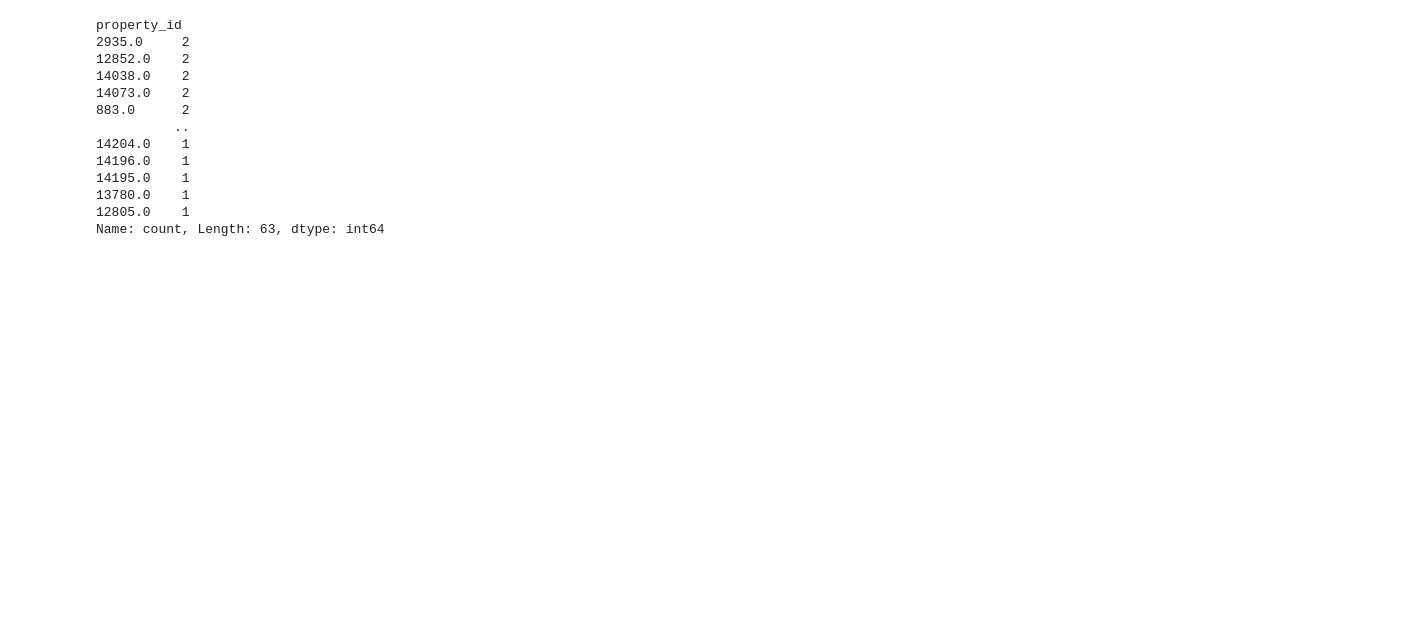
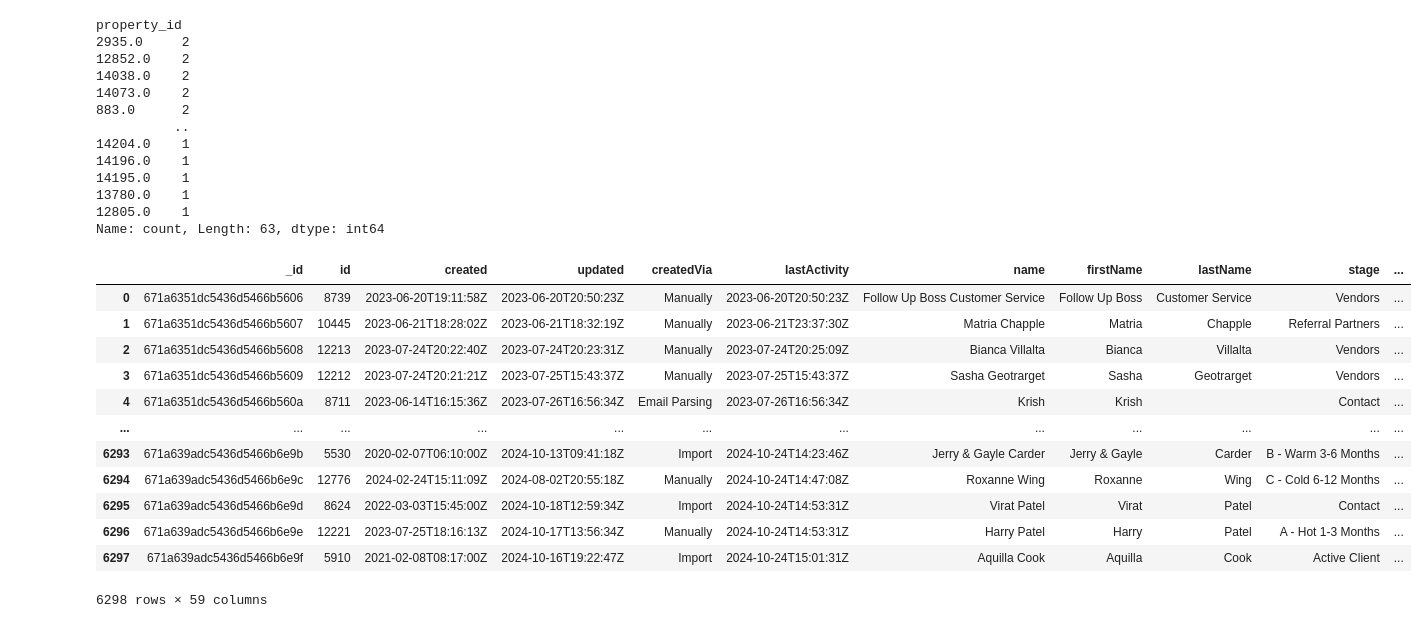
Before and after one commit to lemuel-cljteam/christina-team, a Jupyter notebook: followupboss/testings.ipynb, the cells around one changed output. Saved outputs shown, nothing was run; the diff lists cells and outputs as text; code cells hidden in the pictures; blank space fills up the shorter version.

```diff
--- a/followupboss/testings.ipynb
+++ b/followupboss/testings.ipynb
@@ -2886,3 +2886,28 @@ property_id
 13780.0    1
 12805.0    1
 Name: count, Length: 63, dtype: int64
+# %%
+from pymongo import MongoClient
+import pandas as pd
+
+client = MongoClient()
+db = client['Christina']
+collection = db['followupboss_people']
+
+list_of_events = collection.find({})
+df = pd.json_normalize(list_of_events, sep='_')
+df
+# %% [output]
+|  | _id | id | created | updated | createdVia | lastActivity | name | firstName | lastName | stage | ... |
+| 0 | 671a6351dc5436d5466b5606 | 8739 | 2023-06-20T19:11:58Z | 2023-06-20T20:50:23Z | Manually | 2023-06-20T20:50:23Z | Follow Up Boss Customer Service | Follow Up Boss | Customer Service | Vendors | ... |
+| 1 | 671a6351dc5436d5466b5607 | 10445 | 2023-06-21T18:28:02Z | 2023-06-21T18:32:19Z | Manually | 2023-06-21T23:37:30Z | Matria Chapple | Matria | Chapple | Referral Partners | ... |
+| 2 | 671a6351dc5436d5466b5608 | 12213 | 2023-07-24T20:22:40Z | 2023-07-24T20:23:31Z | Manually | 2023-07-24T20:25:09Z | Bianca Villalta | Bianca | Villalta | Vendors | ... |
+| 3 | 671a6351dc5436d5466b5609 | 12212 | 2023-07-24T20:21:21Z | 2023-07-25T15:43:37Z | Manually | 2023-07-25T15:43:37Z | Sasha Geotrarget | Sasha | Geotrarget | Vendors | ... |
+| 4 | 671a6351dc5436d5466b560a | 8711 | 2023-06-14T16:15:36Z | 2023-07-26T16:56:34Z | Email Parsing | 2023-07-26T16:56:34Z | Krish | Krish |  | Contact | ... |
+| ... | ... | ... | ... | ... | ... | ... | ... | ... | ... | ... | ... |
+| 6293 | 671a639adc5436d5466b6e9b | 5530 | 2020-02-07T06:10:00Z | 2024-10-13T09:41:18Z | Import | 2024-10-24T14:23:46Z | Jerry & Gayle Carder | Jerry & Gayle | Carder | B - Warm 3-6 Months | ... |
+| 6294 | 671a639adc5436d5466b6e9c | 12776 | 2024-02-24T15:11:09Z | 2024-08-02T20:55:18Z | Manually | 2024-10-24T14:47:08Z | Roxanne Wing | Roxanne | Wing | C - Cold 6-12 Months | ... |
+| 6295 | 671a639adc5436d5466b6e9d | 8624 | 2022-03-03T15:45:00Z | 2024-10-18T12:59:34Z | Import | 2024-10-24T14:53:31Z | Virat Patel | Virat | Patel | Contact | ... |
+| 6296 | 671a639adc5436d5466b6e9e | 12221 | 2023-07-25T18:16:13Z | 2024-10-17T13:56:34Z | Manually | 2024-10-24T14:53:31Z | Harry Patel | Harry | Patel | A - Hot 1-3 Months | ... |
+| 6297 | 671a639adc5436d5466b6e9f | 5910 | 2021-02-08T08:17:00Z | 2024-10-16T19:22:47Z | Import | 2024-10-24T15:01:31Z | Aquilla Cook | Aquilla | Cook | Active Client | ... |
+6298 rows × 59 columns
```
Also changed, not shown: parts of 4 cells of this notebook, 9 other files.
